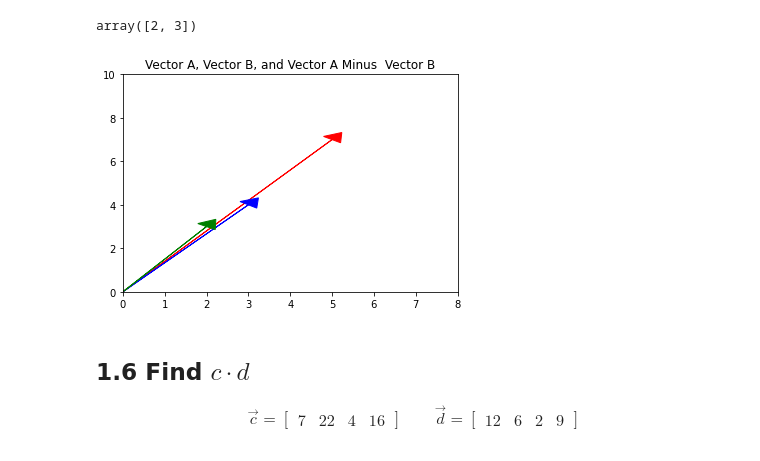
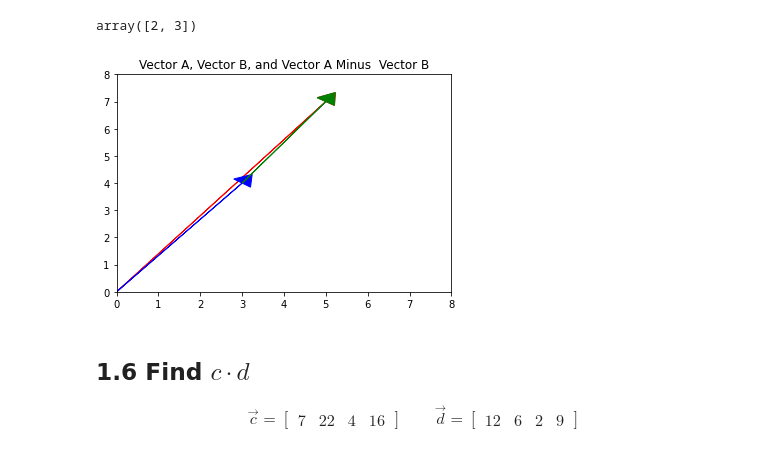
Before and after one commit to yestrella14/DS-Unit-1-Sprint-3-Linear-Algebra, a Jupyter notebook: LS_DS_131_Vectors_and_Matrices_Assignment.ipynb, the cells around one changed output. Cells and saved outputs as stored; diff of their text form; code cells hidden in the pictures.

```diff
--- a/LS_DS_131_Vectors_and_Matrices_Assignment.ipynb
+++ b/LS_DS_131_Vectors_and_Matrices_Assignment.ipynb
@@ -108,13 +146,14 @@ array([2, 3])
 # %%
 plt.arrow(0,0,vector_a[0], vector_a[1], head_width=0.5, head_length=0.4, color='r')
 plt.arrow(0,0,vector_b[0], vector_b[1], head_width=0.5, head_length=0.4, color='b')
-plt.arrow(0,0,vector_a_minus_b[0], vector_a_minus_b[1], head_width=0.5, head_length=0.4, color='g')
+plt.arrow(vector_b[0],vector_b[1],vector_a_minus_b[0], vector_a_minus_b[1], head_width=0.5, head_length=0.4, color='g')
 plt.xlim(0,8)
-plt.ylim(0,10)
+plt.ylim(0,8)
+
 plt.title('Vector A, Vector B, and Vector A Minus  Vector B')
 plt.show()
 # %% [output]
-[figure, old version]
+[figure, new version]
 # %% [markdown]
 ## 1.6 Find $c \cdot d$
 
```
Also changed, not shown: parts of 9 cells of this notebook.
